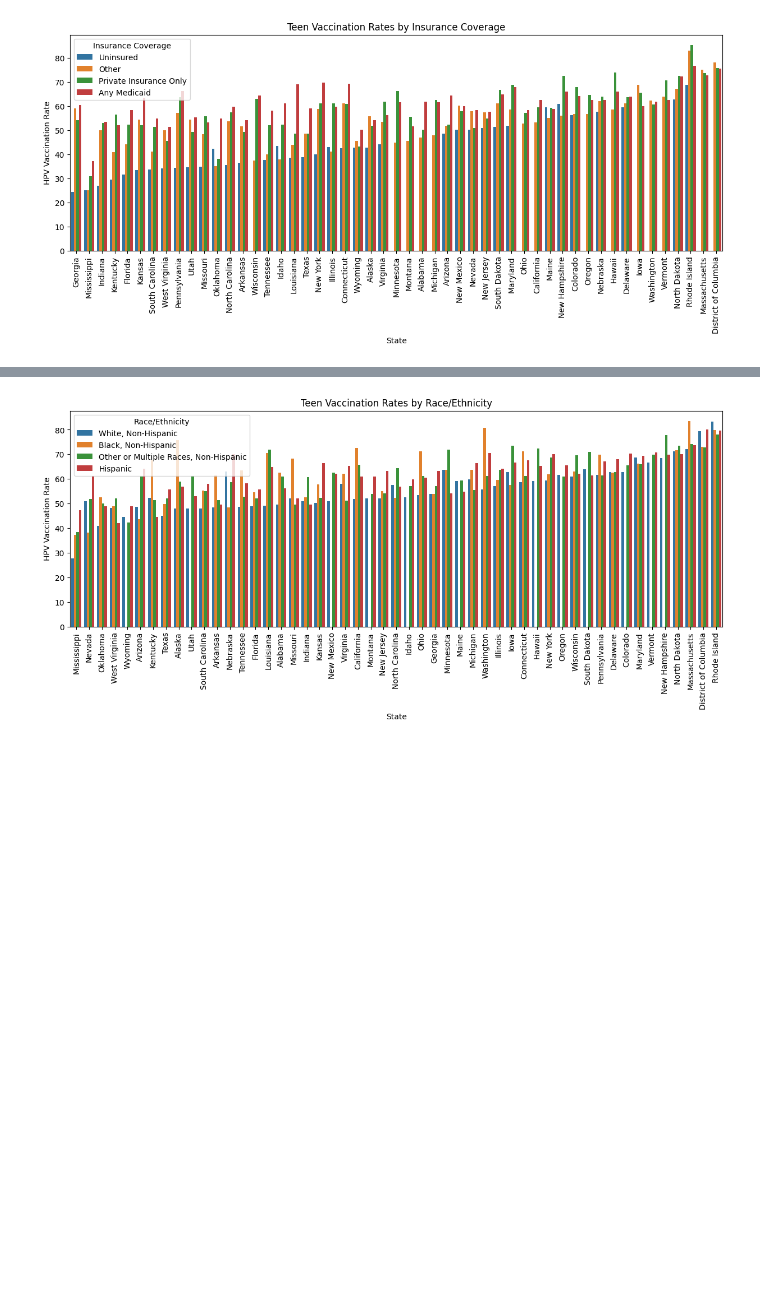
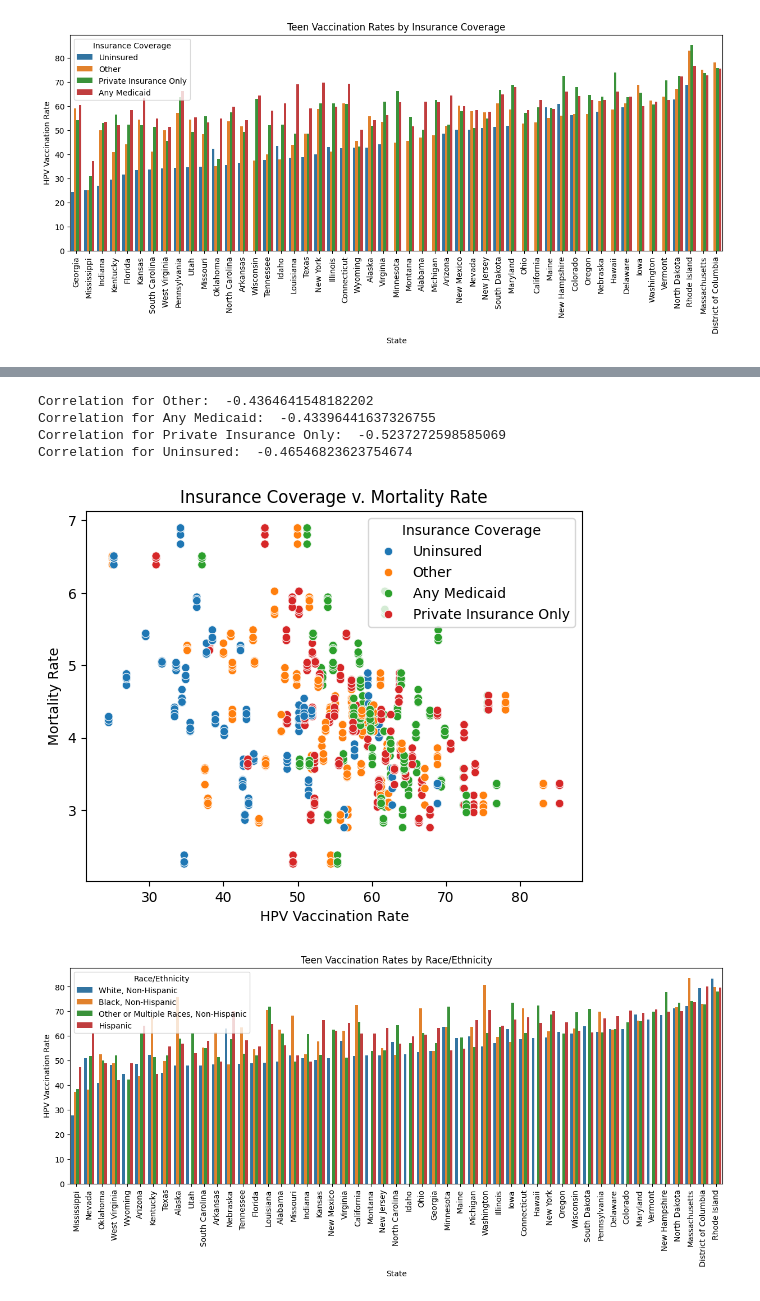
Before and after one commit to maya-papaya/ads1-cervical-cancer-analysis, a Jupyter notebook: First Semester Project: Analysis, Exploration, & Visualization (4).ipynb, the cells around one changed output, grey strips where cells are left out. Drawn from its saved outputs; the diff is of its cells as text; code cells hidden in the pictures; blank space fills up the shorter version.

```diff
--- a/First Semester Project: Analysis, Exploration, & Visualization (4).ipynb
+++ b/First Semester Project: Analysis, Exploration, & Visualization (4).ipynb
@@ -439,4 +452,28 @@ Correlation for Other:  -0.3204305388141658
 [figure]
+# %%
+# CORRELATION BETWEEN INSURANCE COVERAGE AND MORTALITY RATE
+query = """
+        SELECT d.state, d.dimension_val, d.val, da.mort_rate
+        FROM demo d
+        JOIN data da ON d.state = da.state
+        WHERE da.year IN (2018, 2019, 2020, 2021, 2022) AND d.dimension_type = 'Insurance Coverage';
+        """
+df11 = pd.read_sql_query(query, con)
+
+plt.title("Insurance Coverage v. Mortality Rate")
+plt.xlabel('HPV Vaccination Rate')
+plt.ylabel('Mortality Rate')
+sns.scatterplot(data=df11, x="val", y="mort_rate", hue='dimension_val')
+plt.legend(title='Insurance Coverage')
+
+for d_val in set(df11['dimension_val']):
+  print('Correlation for ' + str(d_val) + ': ', df11[df11['dimension_val'] == d_val][['val', 'mort_rate']].corr()['val'][1])
+# %% [output]
+Correlation for Other:  -0.4364641548182202
+Correlation for Any Medicaid:  -0.43396441637326755
+Correlation for Private Insurance Only:  -0.5237272598585069
+Correlation for Uninsured:  -0.46546823623754674
+[figure, added]
 # %%
 # EFFECTS OF RACE/ETHNICITY (2018 - 2022)
 query = "SELECT state, dimension_val, val FROM demo WHERE dimension_type = 'Race and Ethnicity'"
```
Also changed, not shown: parts of 8 cells of this notebook.
